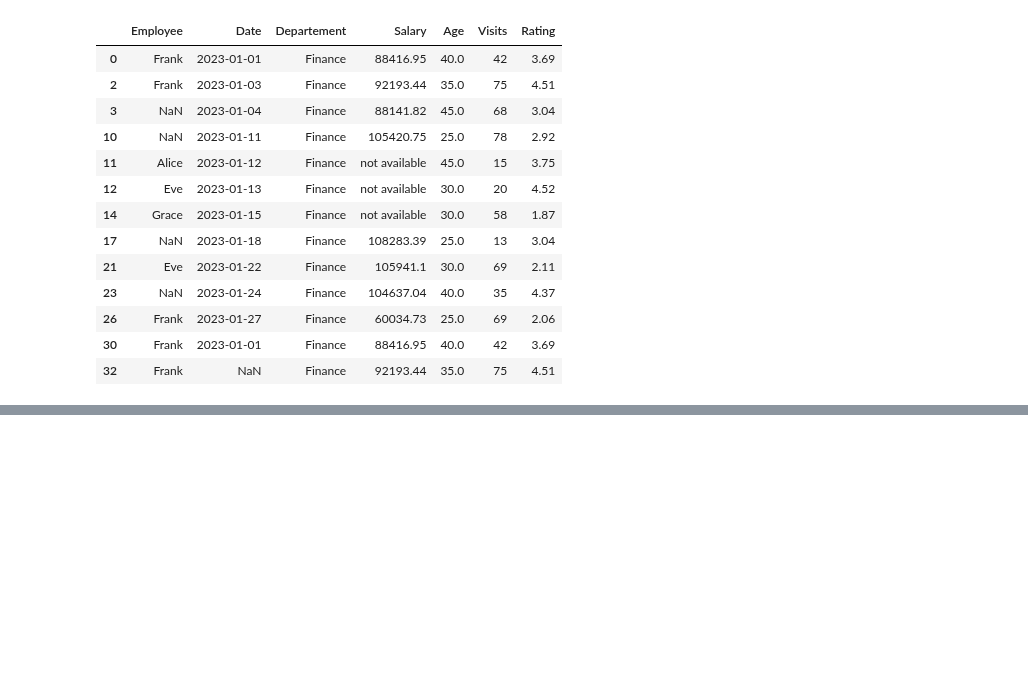
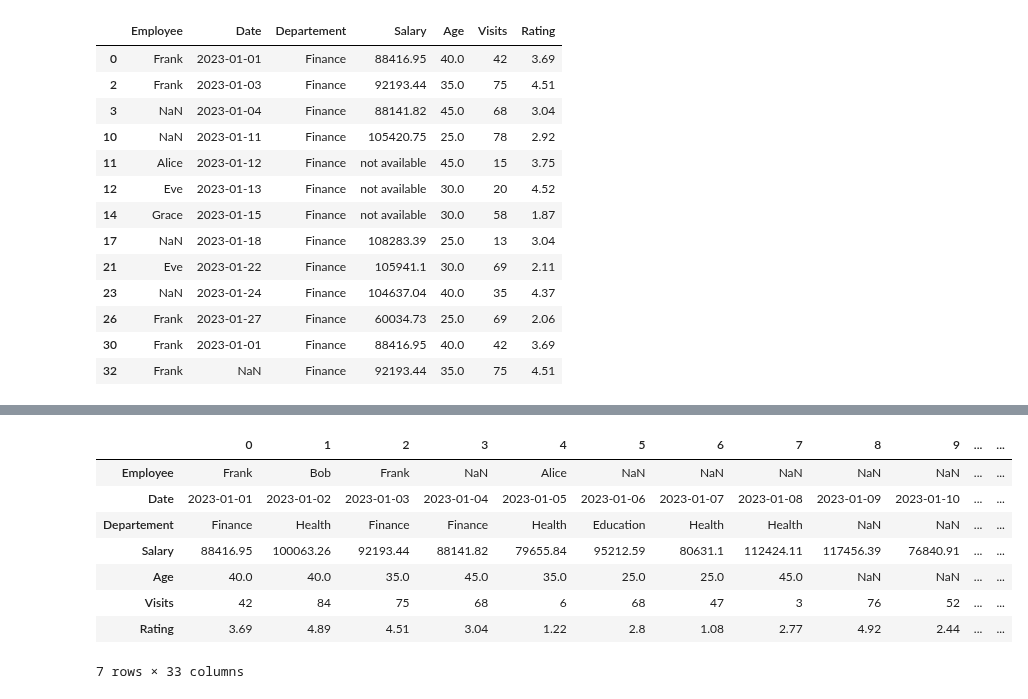
Before and after one commit to nevillemakoyi/Pandas_basic, a Jupyter notebook: notebooks/3 - data cleaning avec pandas - Exercice - élève .ipynb, the cells around one changed output, grey strips where cells are left out. Cells and saved outputs as stored; diff of their text form; code cells hidden in the pictures; blank space fills up the shorter version.

```diff
--- a/notebooks/3 - data cleaning avec pandas - Exercice - élève .ipynb
+++ b/notebooks/3 - data cleaning avec pandas - Exercice - élève .ipynb
@@ -331,0 +366,12 @@ df [df['Departement'] == 'Finance']
+# %%
+df.T
+# %% [output]
+|  | 0 | 1 | 2 | 3 | 4 | 5 | 6 | 7 | 8 | 9 | ... | ... |
+| Employee | Frank | Bob | Frank | NaN | Alice | NaN | NaN | NaN | NaN | NaN | ... | ... |
+| Date | 2023-01-01 | 2023-01-02 | 2023-01-03 | 2023-01-04 | 2023-01-05 | 2023-01-06 | 2023-01-07 | 2023-01-08 | 2023-01-09 | 2023-01-10 | ... | ... |
+| Departement | Finance | Health | Finance | Finance | Health | Education | Health | Health | NaN | NaN | ... | ... |
+| Salary | 88416.95 | 100063.26 | 92193.44 | 88141.82 | 79655.84 | 95212.59 | 80631.1 | 112424.11 | 117456.39 | 76840.91 | ... | ... |
+| Age | 40.0 | 40.0 | 35.0 | 45.0 | 35.0 | 25.0 | 25.0 | 45.0 | NaN | NaN | ... | ... |
+| Visits | 42 | 84 | 75 | 68 | 6 | 68 | 47 | 3 | 76 | 52 | ... | ... |
+| Rating | 3.69 | 4.89 | 4.51 | 3.04 | 1.22 | 2.8 | 1.08 | 2.77 | 4.92 | 2.44 | ... | ... |
+7 rows × 33 columns
```
Also changed, not shown: parts of 8 cells of this notebook.
